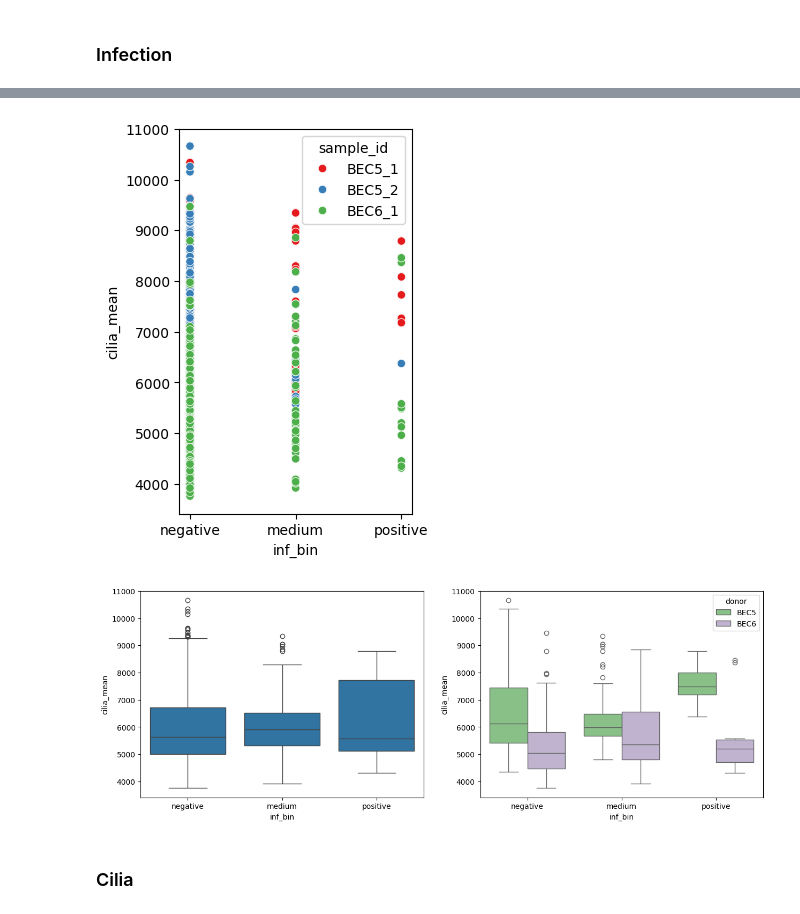
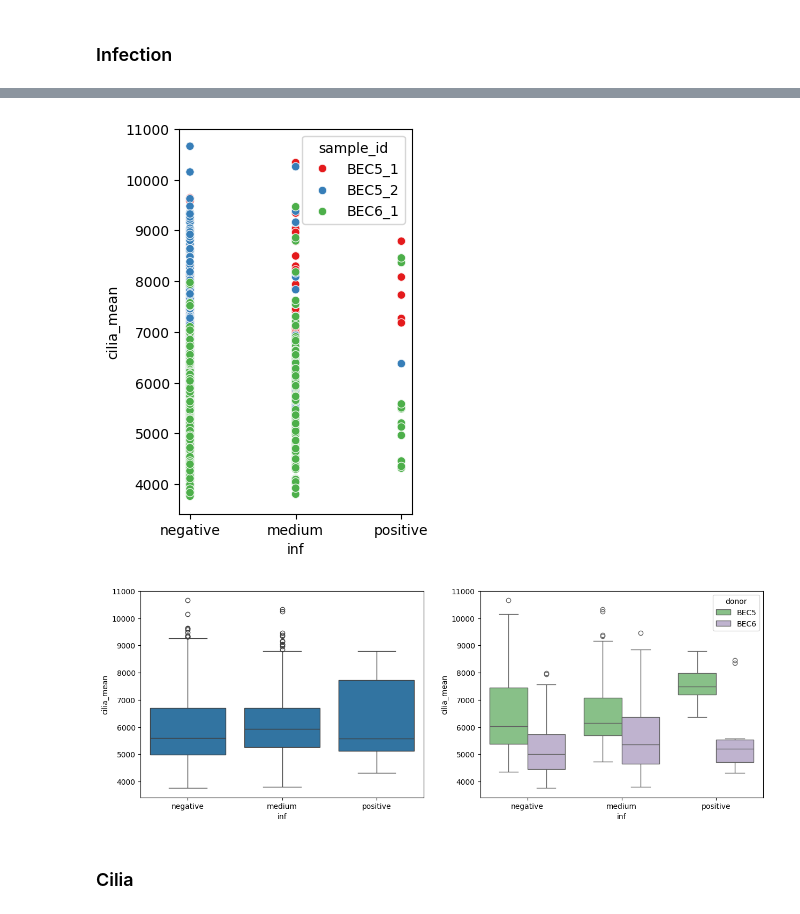
Before and after one commit to quasar1357/ivi-imaging, a Jupyter notebook: vetsuisse25_imaging_tests03.ipynb, the cells around one changed output, grey strips where cells are left out. Cells and saved outputs as stored; diff of their text form; code cells hidden in the pictures.

```diff
--- a/vetsuisse25_imaging_tests03.ipynb
+++ b/vetsuisse25_imaging_tests03.ipynb
@@ -71,2 +73,2 @@ print(ca.projections_types)
 # %%
-ca = CellAnalyzer.load(in_path + "/CellAnalyzer/CellAnalyzer.pkl")
+# ca = CellAnalyzer.load(in_path + "/CellAnalyzer/CellAnalyzer.pkl")
@@ -111 +112,3 @@ Save the data
+# %%
+signals_mode = "mean"
 # %%
@@ -113,2 +116,2 @@ Save the data
 # %%
-ca = CellAnalyzer.load(in_path + "/CellAnalyzer/CellAnalyzer.pkl")
+# ca = CellAnalyzer.load(in_path + "/CellAnalyzer/CellAnalyzer.pkl")
@@ -133,3 +145,2 @@ Save the data
 # %%
-ca = CellAnalyzer.load(in_path + "/CellAnalyzer/CellAnalyzer.pkl")
-cells_df = ca.cells_df.drop(columns=["time", "date", "sample", "mode1", "mode2", "filename", "filepath", "projection_types"])
+# ca = CellAnalyzer.load(in_path + "/CellAnalyzer/CellAnalyzer.pkl")
@@ -162,17 +177,17 @@ cells_df[100:105]
 virus_data = cells_df[cells_df["condition"].str.contains(virus)]
 # %%
 fig, ax = plt.subplots(figsize=(3, 5), dpi=100)
-sns.scatterplot(data=virus_data, x='inf_bin', y='cilia_mean', palette="Set1", hue="sample_id", ax=ax)
+sns.scatterplot(data=virus_data, x='inf', y='cilia_'+signals_mode, palette="Set1", hue="sample_id", ax=ax)
 plt.show()
 # %% [output]
-[figure, old version]
+[figure, new version]
 # %%
 fig, ax = plt.subplots(1,2, figsize=(15, 5), dpi=100)
-sns.boxplot(data=virus_data, x='inf_bin', y='cilia_mean', ax=ax[0])
-sns.boxplot(data=virus_data, x='inf_bin', y='cilia_mean', ax=ax[1], palette="Accent", hue="donor")
+sns.boxplot(data=virus_data, x='inf', y='cilia_'+signals_mode, ax=ax[0])
+sns.boxplot(data=virus_data, x='inf', y='cilia_'+signals_mode, ax=ax[1], palette="Accent", hue="donor")
 plt.show()
 # %% [output]
-[figure, old version]
+[figure, new version]
 # %% [markdown]
 ### Cilia
 # %%
```
Also changed, not shown: parts of 34 cells of this notebook, 1 other file.
